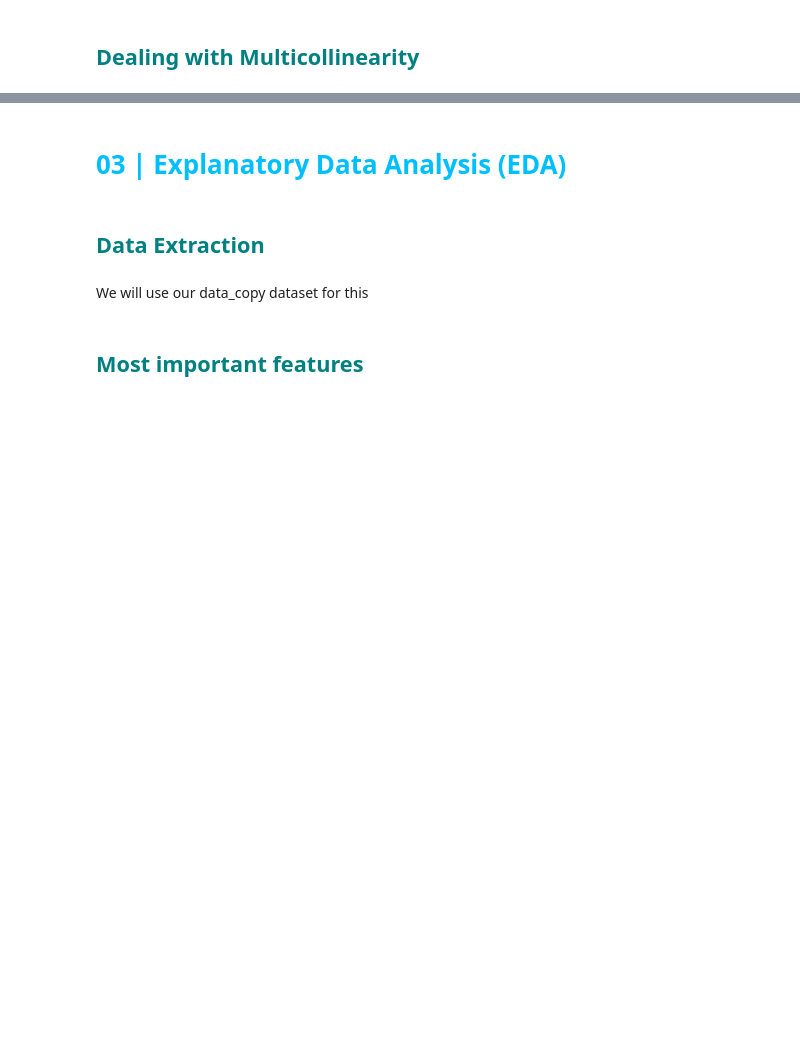
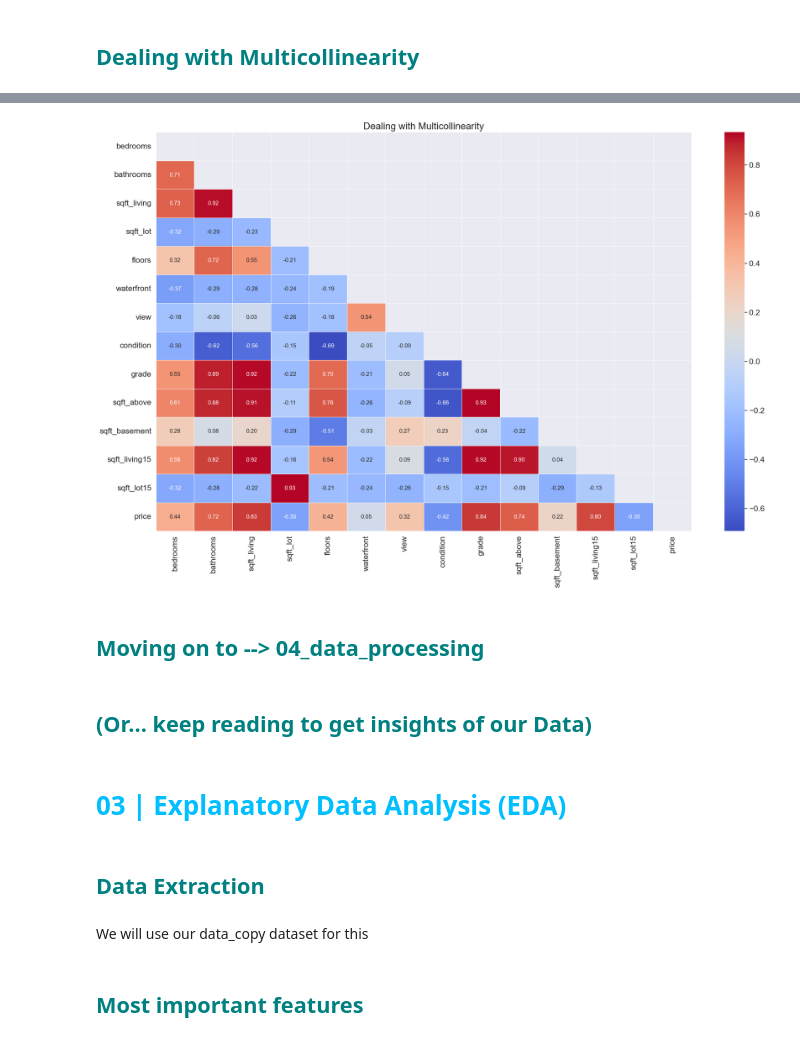
Before and after one commit to jesus-jpeg/patent-pending, a Jupyter notebook: 03_python_scripts/03_eda.ipynb, the cells around one changed output, grey strips where cells are left out. Drawn from its saved outputs; the diff is of its cells as text; code cells hidden in the pictures; blank space fills up the shorter version.

```diff
--- a/03_python_scripts/03_eda.ipynb
+++ b/03_python_scripts/03_eda.ipynb
@@ -208,0 +196,14 @@ plt.show()
+# %%
+# Creating the matrix
+house_matrix = round(house_features.corr(), 4)
+# %%
+# Correlation Matrix-Heatmap Plot
+mask = np.zeros_like(house_matrix)
+mask[np.triu_indices_from(mask)] = True # optional, to hide repeat half of the matrix
+f, ax = plt.subplots(figsize=(25, 15))
+sns.set(font_scale=1.5) # increase font size
+ax = sns.heatmap(house_matrix, mask=mask, annot=True, annot_kws={"size": 12}, linewidths=.5, cmap="coolwarm", fmt=".2f", ax=ax) # round to 2 decimal places
+ax.set_title("Dealing with Multicollinearity", fontsize=20) # add title
+plt.show()
+# %% [output]
+[figure, added]
@@ -208,0 +212,2 @@ plt.show()
+# %% [markdown]
+<h2 style="color: #008080;">Moving on to --> 04_data_processing</h2>
@@ -209,3 +217,5 @@ plt.show()
+# %% [markdown]
+<h2 style="color: #008080;">(Or... keep reading to get insights of our Data)</h2>
 # %% [markdown]
 <h1 style="color: #00BFFF;">03 | Explanatory Data Analysis (EDA)</h1>
 # %% [markdown]
```
Also changed, not shown: parts of 25 cells of this notebook, 1 other file.
